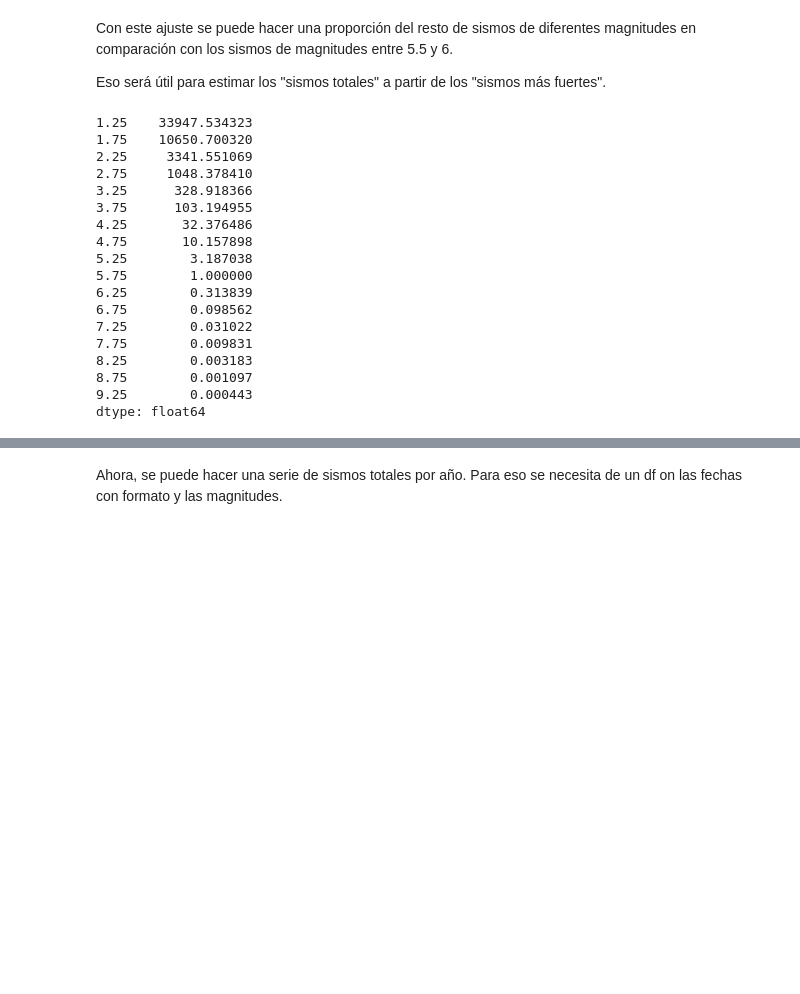
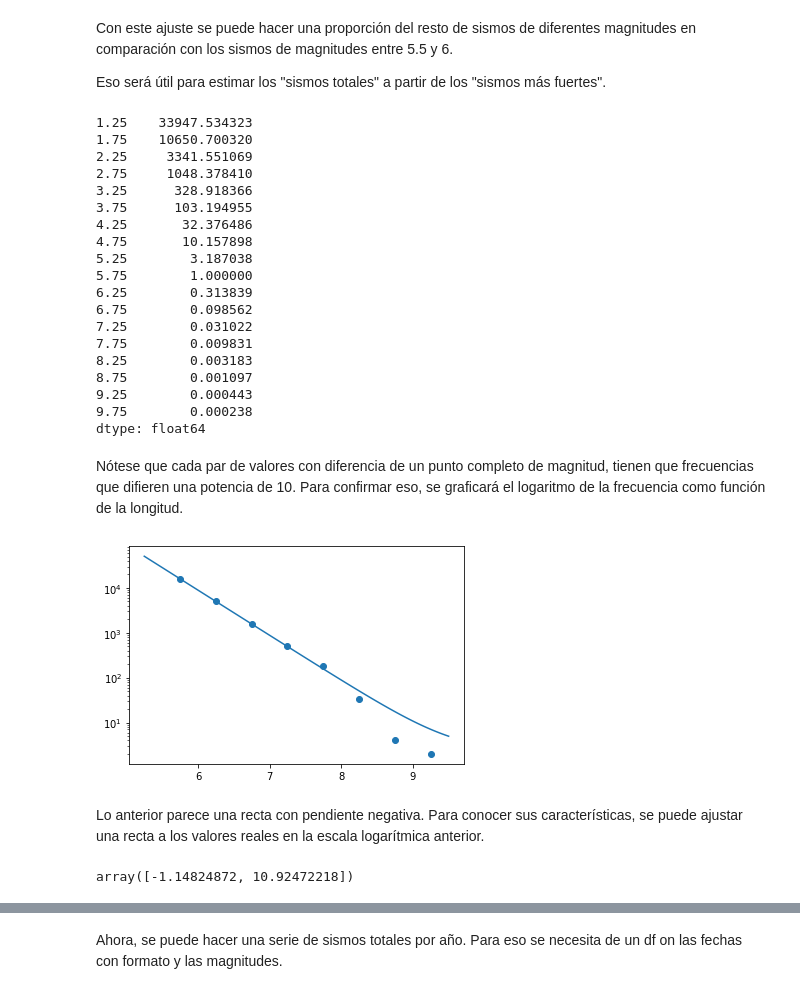
Before and after one commit to gilesitorr/DataScience3_Bloque3, a Jupyter notebook: Postwork_7/Readme.ipynb, the cells around one changed output, grey strips where cells are left out. Drawn from its saved outputs; the diff is of its cells as text; code cells hidden in the pictures; blank space fills up the shorter version.

```diff
--- a/Postwork_7/Readme.ipynb
+++ b/Postwork_7/Readme.ipynb
@@ -203,9 +193,7 @@ Con este ajuste se puede hacer una proporción del resto de sismos de diferentes
 Eso será útil para estimar los "sismos totales" a partir de los "sismos más fuertes".
 # %%
 #La proporción de sismos en distintas clases de magnitudes por cada sismo entre 5.5 y 6
-etiquetas = np.array([1.25, 1.75, 2.25, 2.75, 3.25, 3.75, 4.25, 4.75, 5.25,
-             5.75, 6.25, 6.75, 7.25, 7.75, 8.25, 8.75, 9.25])
-
+etiquetas = np.array([i/2 + 1.25 for i in range(18)])
 proporciones_sismos=[]
 
 for marca in etiquetas:
@@ -232,4 +220,22 @@ proporciones_sismos
 8.25        0.003183
 8.75        0.001097
 9.25        0.000443
+9.75        0.000238
 dtype: float64
+# %% [markdown]
+Nótese que cada par de valores con diferencia de un punto completo de magnitud, tienen que frecuencias que difieren una potencia de 10. Para confirmar eso, se graficará el logaritmo de la frecuencia como función de la longitud.
+# %%
+plt.scatter(labels, count)
+plt.plot( extended_labels, funcion )
+
+plt.yscale("log")
+# %% [output]
+[figure, added]
+# %% [markdown]
+Lo anterior parece una recta con pendiente negativa. Para conocer sus características, se puede ajustar una recta a los valores reales en la escala logarítmica anterior.
+# %%
+ #El ajuste lineal
+ ajuste_linear = np.polyfit(labels, np.log10(count), 1)
+ ajuste_linear
+# %% [output]
+array([-1.14824872, 10.92472218])
```
Also changed, not shown: parts of 35 cells of this notebook.
